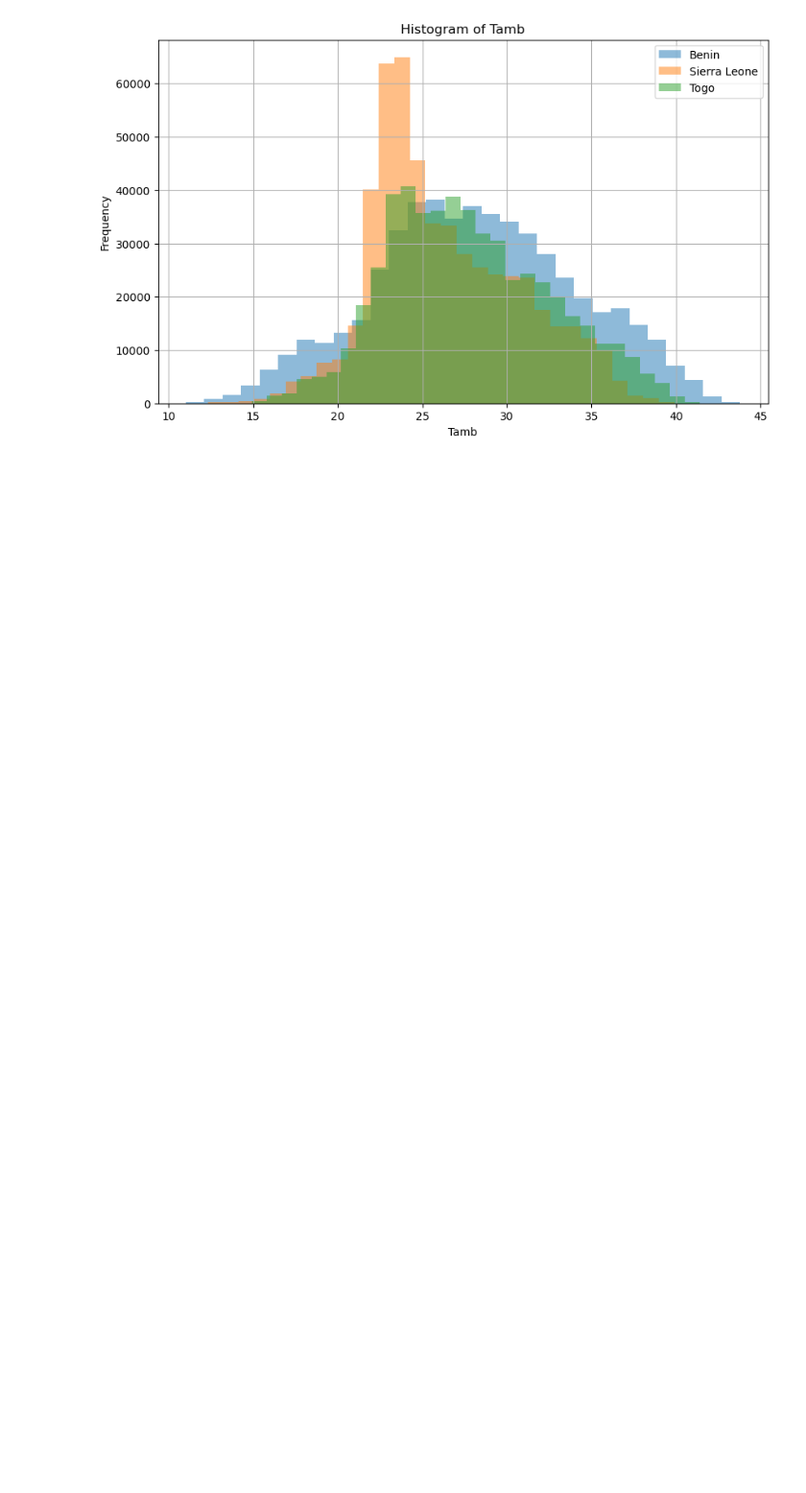
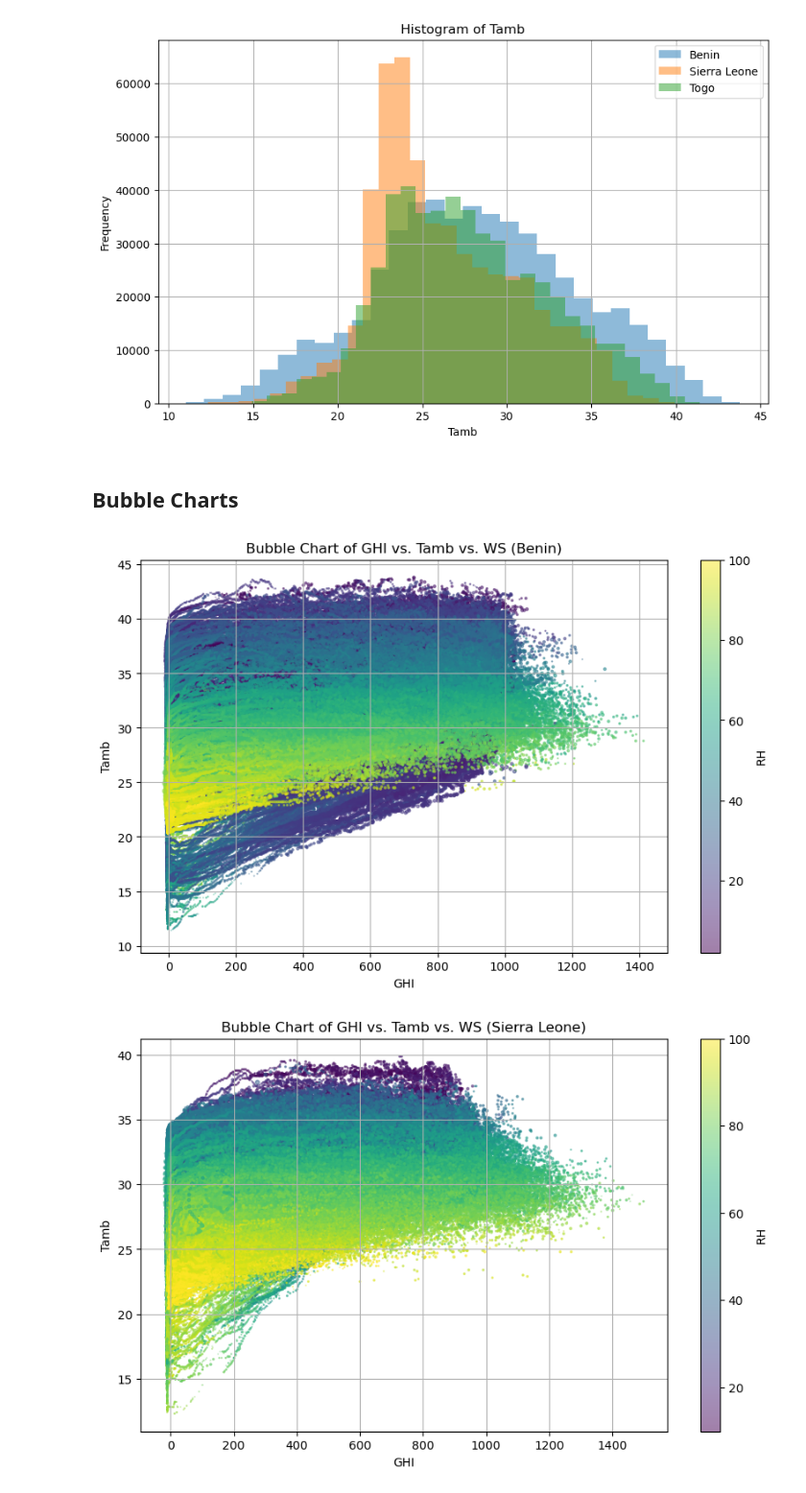
Before and after one commit to kebaHailu/TenX, a Jupyter notebook: src/notebooks/Histograms_and_bubble_chart.ipynb, the cells around one changed output. Shown at 96% size. Drawn from its saved outputs; the diff is of its cells as text; code cells hidden in the pictures; blank space fills up the shorter version.

Commit message:
done implementing bubble chart of GHI vs. Tamb vs. WS

```diff
--- a/src/notebooks/Histograms_and_bubble_chart.ipynb
+++ b/src/notebooks/Histograms_and_bubble_chart.ipynb
@@ -44,3 +44,46 @@ for variable in variables:
 [figure]
 [figure]
 [figure]
+# %% [markdown]
+## Bubble Charts
+# %%
+# Bubble chart for GHI vs. Tamb vs. WS with bubble size representing RH
+
+# Define the variables for the bubble chart
+x_variable = 'GHI'
+y_variable = 'Tamb'
+bubble_size_variable = 'WS'
+bubble_color_variable = 'RH'
+
+# Plot for Benin
+plt.figure(figsize=(10, 6))
+plt.scatter(benin[x_variable], benin[y_variable], s=benin[bubble_size_variable], c=benin[bubble_color_variable], alpha=0.5, cmap='viridis')
+plt.title(f'Bubble Chart of {x_variable} vs. {y_variable} vs. {bubble_size_variable} (Benin)')
+plt.xlabel(x_variable)
+plt.ylabel(y_variable)
+plt.colorbar(label=bubble_color_variable)
+plt.grid(True)
+plt.show()
+
+# Plot for Sierra Leone
+plt.figure(figsize=(10, 6))
+plt.scatter(sierraleone[x_variable], sierraleone[y_variable], s=sierraleone[bubble_size_variable], c=sierraleone[bubble_color_variable], alpha=0.5, cmap='viridis')
+plt.title(f'Bubble Chart of {x_variable} vs. {y_variable} vs. {bubble_size_variable} (Sierra Leone)')
+plt.xlabel(x_variable)
+plt.ylabel(y_variable)
+plt.colorbar(label=bubble_color_variable)
+plt.grid(True)
+plt.show()
+
+# Plot for Togo
+plt.figure(figsize=(10, 6))
+plt.scatter(togo[x_variable], togo[y_variable], s=togo[bubble_size_variable], c=togo[bubble_color_variable], alpha=0.5, cmap='viridis')
+plt.title(f'Bubble Chart of {x_variable} vs. {y_variable} vs. {bubble_size_variable} (Togo)')
+plt.xlabel(x_variable)
+plt.ylabel(y_variable)
+plt.colorbar(label=bubble_color_variable)
+plt.grid(True)
+plt.show()
+# %% [output]
+[figure, added]
+[figure, added]
```
Also changed, not shown: parts of 1 cell of this notebook.
